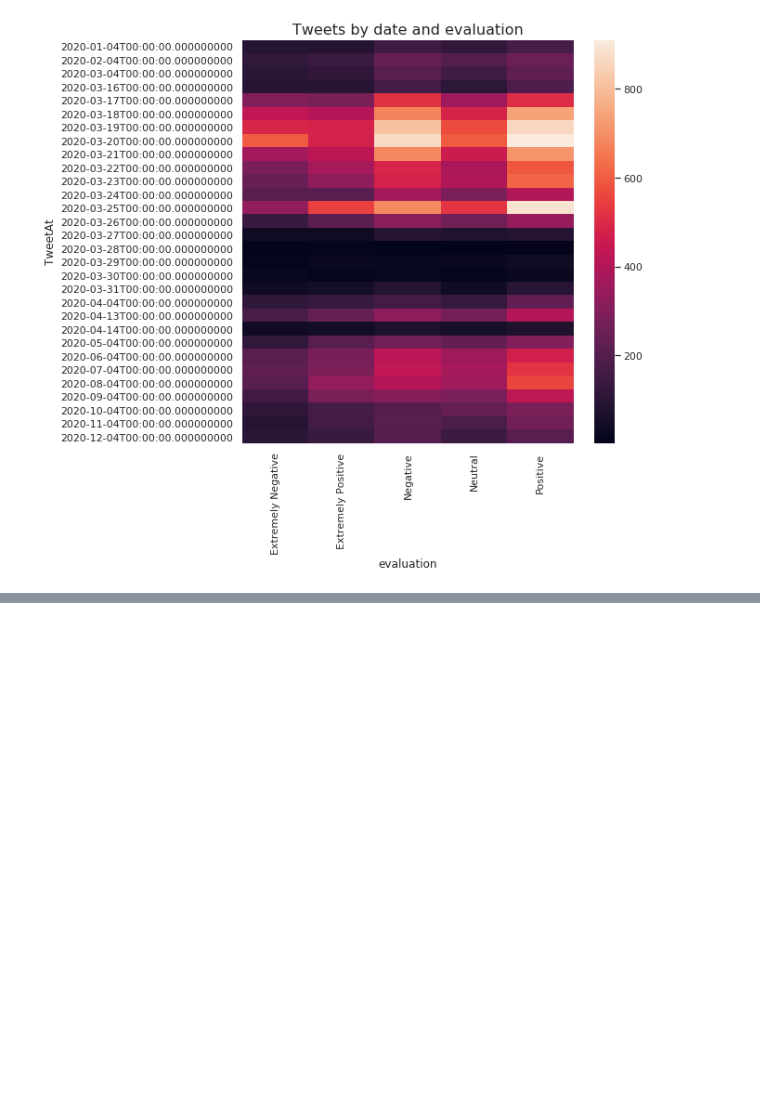
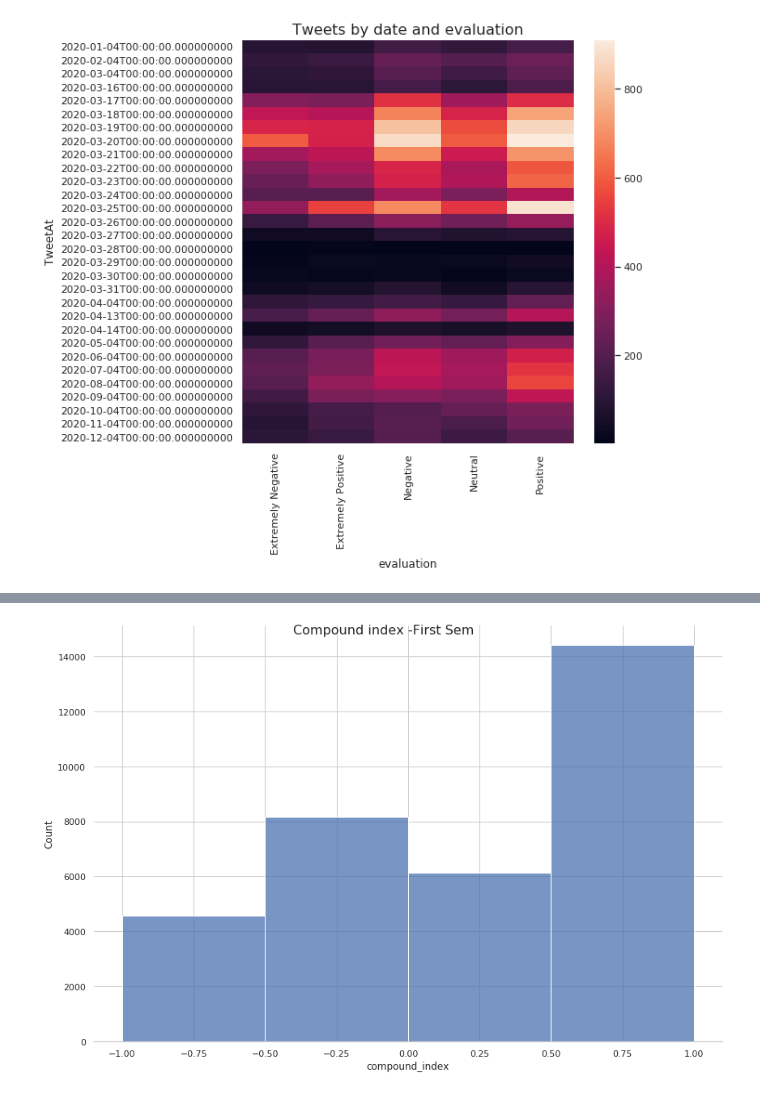
Before and after one commit to lveagithub/barcelonads, a Jupyter notebook: ThirdAssigment/Assignment_III.ipynb, the cells around one changed output, grey strips where cells are left out. Cells and saved outputs as stored; diff of their text form; code cells hidden in the pictures; blank space fills up the shorter version.

```diff
--- a/ThirdAssigment/Assignment_III.ipynb
+++ b/ThirdAssigment/Assignment_III.ipynb
@@ -145,0 +161,4 @@ pivot_lineplot(dfCoronaTweets_gr_melt_pivot, "Tweets by date and evaluation")
+# %%
+#I decided to create my own compound index, based on a simple scale [-1, 1]
+dfCoronaTweets['compound_index'] = dfCoronaTweets.apply (lambda row: get_compound_acceptance_index(row), axis=1)
+dfCoronaTweets.head(3)
@@ -145,0 +170,3 @@ pivot_lineplot(dfCoronaTweets_gr_melt_pivot, "Tweets by date and evaluation")
+# %%
+dfCoronaTweets_first_sem = dfCoronaTweets[dfCoronaTweets['TweetAt'] < '2020-07-01']
+dfCoronaTweets_first_sem.shape
@@ -145,0 +187,4 @@ pivot_lineplot(dfCoronaTweets_gr_melt_pivot, "Tweets by date and evaluation")
+# %%
+custom_displot(dfCoronaTweets_first_sem, p_x="compound_index", p_bins=[-1, -0.5, 0, 0.5, 1], p_discrete = True, p_height=8, p_ax_title = "Compound index -First Sem")
+# %% [output]
+[figure, added]
```
Also changed, not shown: parts of 35 cells of this notebook.
